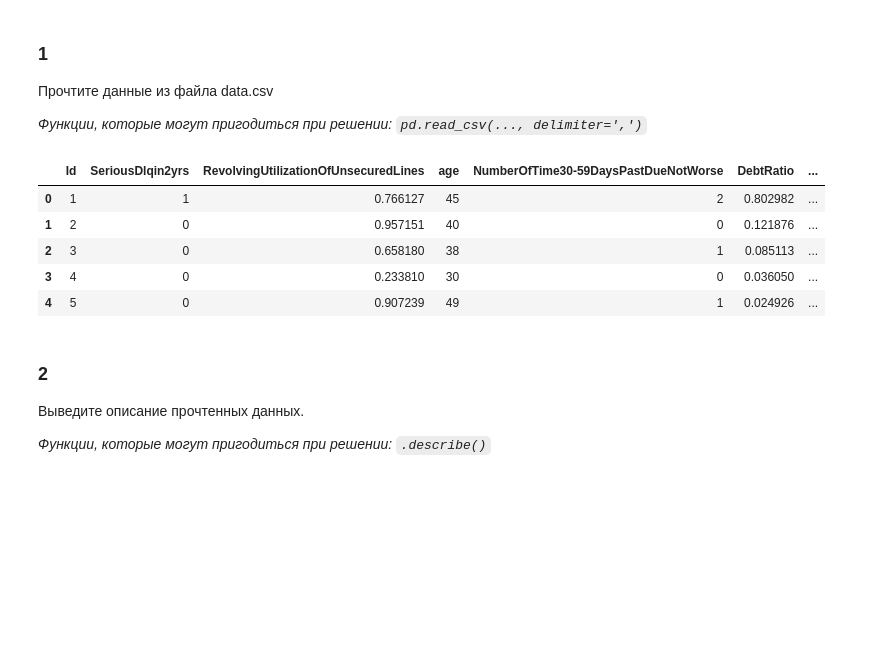
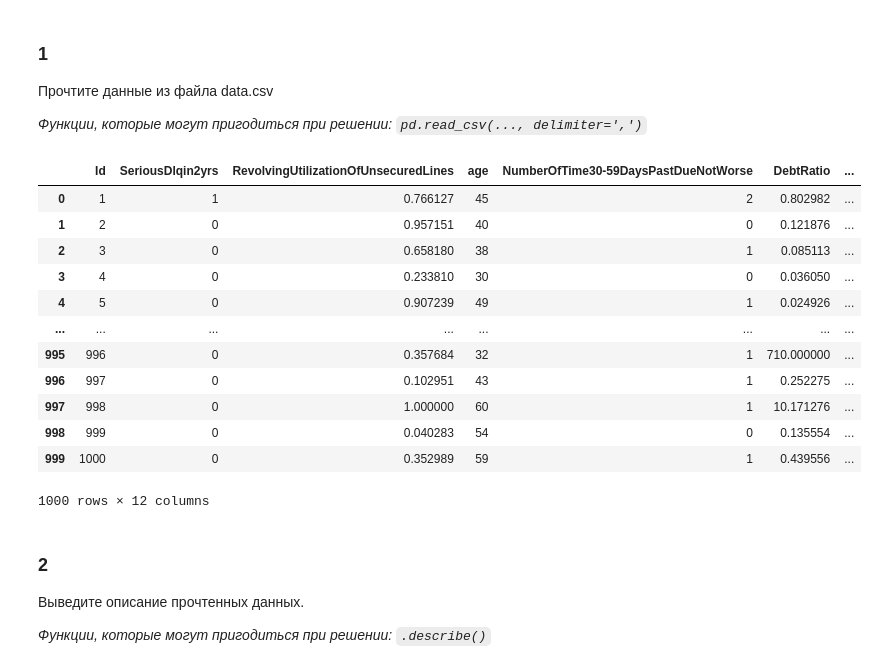
Before and after one commit to Bull6/Automated_Information_Processing_Systems, a Jupyter notebook: lab2.ipynb, the cells around one changed output. Cells and saved outputs as stored; diff of their text form; code cells hidden in the pictures; blank space fills up the shorter version.

```diff
--- a/lab2.ipynb
+++ b/lab2.ipynb
@@ -55,14 +55,21 @@ import pandas as pd
 # %%
 # место для кода
 df= pd.read_csv('data (1).csv')
-df.head()
+df.head(1000)
 # %% [output]
 |  | Id | SeriousDlqin2yrs | RevolvingUtilizationOfUnsecuredLines | age | NumberOfTime30-59DaysPastDueNotWorse | DebtRatio | ... |
 | 0 | 1 | 1 | 0.766127 | 45 | 2 | 0.802982 | ... |
 | 1 | 2 | 0 | 0.957151 | 40 | 0 | 0.121876 | ... |
 | 2 | 3 | 0 | 0.658180 | 38 | 1 | 0.085113 | ... |
 | 3 | 4 | 0 | 0.233810 | 30 | 0 | 0.036050 | ... |
 | 4 | 5 | 0 | 0.907239 | 49 | 1 | 0.024926 | ... |
+| ... | ... | ... | ... | ... | ... | ... | ... |
+| 995 | 996 | 0 | 0.357684 | 32 | 1 | 710.000000 | ... |
+| 996 | 997 | 0 | 0.102951 | 43 | 1 | 0.252275 | ... |
+| 997 | 998 | 0 | 1.000000 | 60 | 1 | 10.171276 | ... |
+| 998 | 999 | 0 | 0.040283 | 54 | 0 | 0.135554 | ... |
+| 999 | 1000 | 0 | 0.352989 | 59 | 1 | 0.439556 | ... |
+1000 rows × 12 columns
 # %% [markdown]
 ### 2
 Выведите описание прочтенных данных.
```
Also changed, not shown: parts of 4 cells of this notebook.
